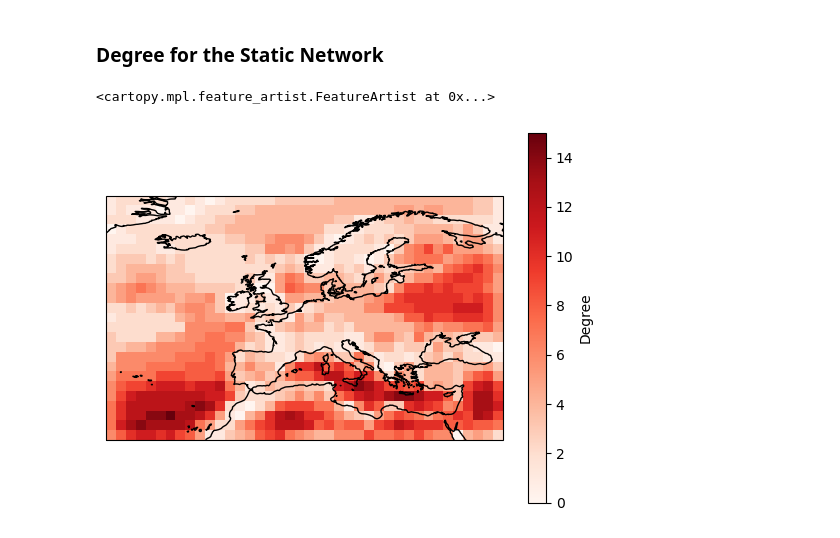
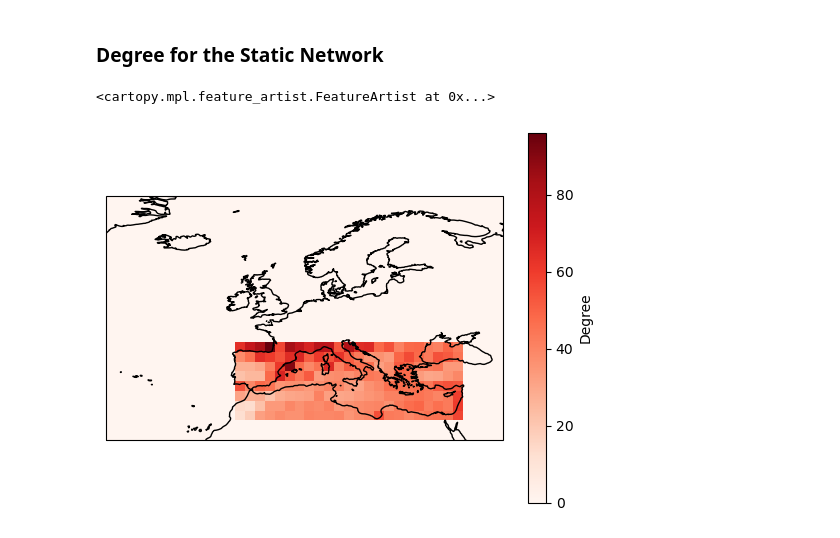
Before and after one commit to david-strahl/quasibi-europe, a Jupyter notebook: code/Untitled.ipynb, the cells around one changed output. Cells and saved outputs as stored; diff of their text form; code cells hidden in the pictures.

```diff
--- a/code/Untitled.ipynb
+++ b/code/Untitled.ipynb
@@ -84,17 +115,20 @@ plt.show()
 # %% [markdown]
 ### Degree for the Static Network
 # %%
-pearson = quasibi.load_symmat("../output/pearson_correlation_matrix.npy")
-pearson = np.abs(pearson) >= np.quantile(np.abs(pearson), 1 - 0.005)
+pearson = quasibi.load_symmat("../output/rmd_correlation_matrix.npy")
+pearson = np.abs(pearson) >= np.quantile(np.abs(pearson), 1 - 0.05)
 # %%
 net = networkx.from_numpy_matrix(pearson)
 deg = np.fromiter(dict(networkx.degree(net)).values(), "int").reshape((25, 40))
 
+mask = np.zeros_like(deg)
+mask[15:23,13:36] = 1
+
 ax = plt.subplot(111, projection=ccrs.PlateCarree())
-cmap = ax.imshow(deg, extent=[LON.min(), LON.max(), LAT.min(), LAT.max(),], cmap="Reds")
+cmap = ax.imshow(mask*deg, extent=[LON.min(), LON.max(), LAT.min(), LAT.max(),], cmap="Reds")
 plt.colorbar(cmap, label="Degree")
 
 ax.coastlines()
 # %% [output]
 <cartopy.mpl.feature_artist.FeatureArtist at 0x...>
-[figure, old version]
+[figure, new version]
```
Also changed, not shown: parts of 8 cells of this notebook, 3 other files.
